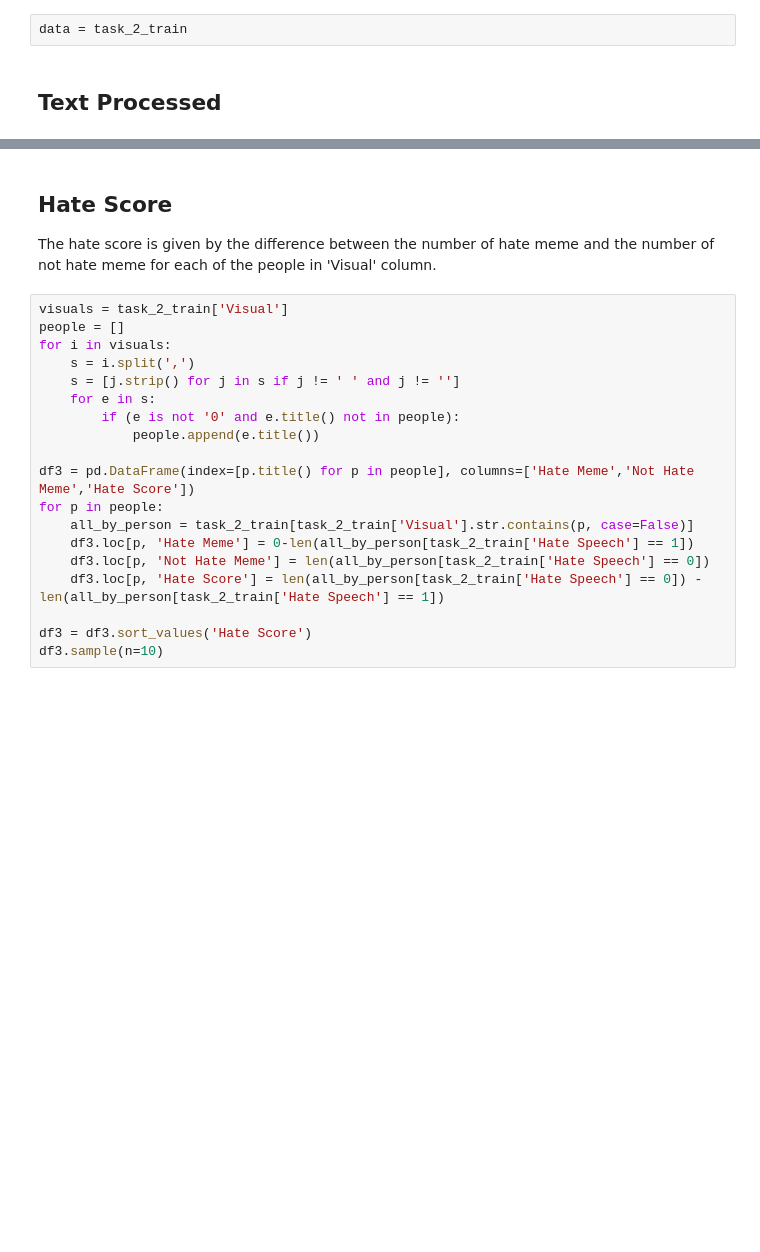
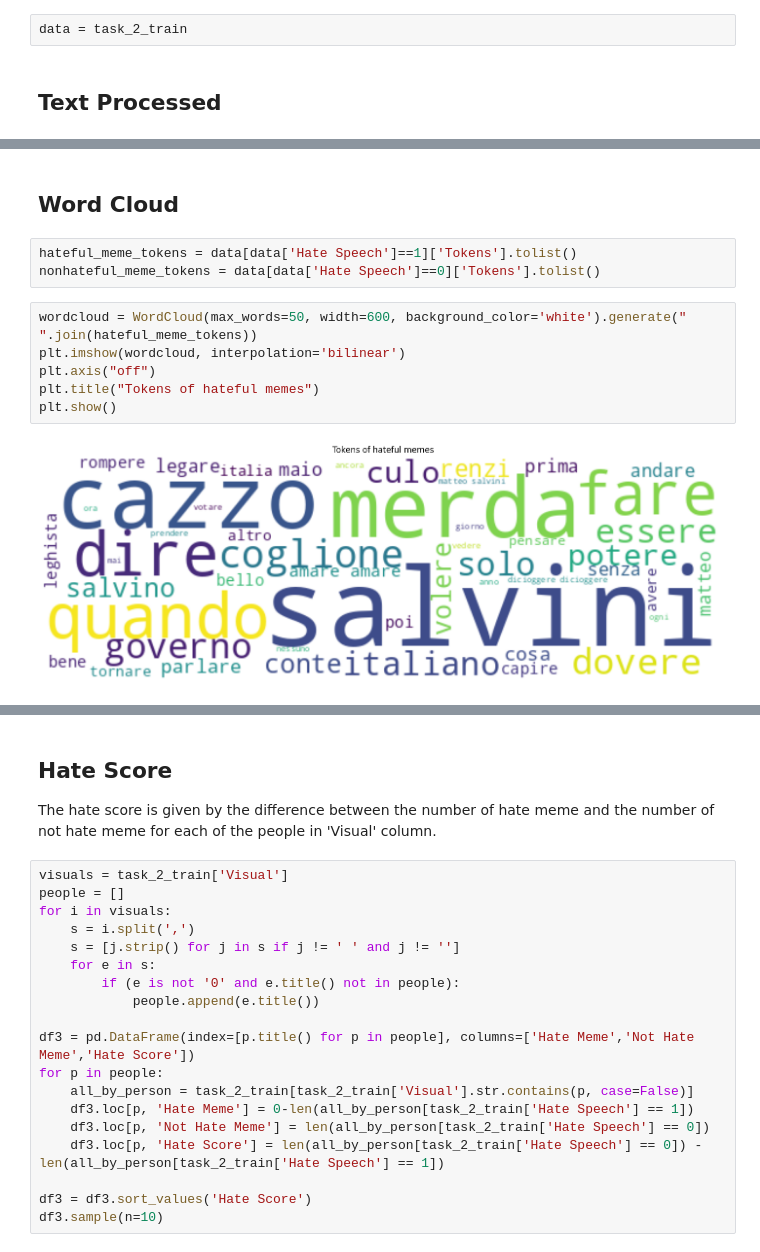
Before and after one commit to simonegramegna/NLP_Dankmeme_classification, a Jupyter notebook: NLP_Dankmemes.ipynb, the cells around one changed output, grey strips where cells are left out. Saved outputs shown, nothing was run; the diff lists cells and outputs as text; blank space fills up the shorter version.

```diff
--- a/NLP_Dankmemes.ipynb
+++ b/NLP_Dankmemes.ipynb
@@ -352,0 +359,13 @@ data.sample(n=10)
+# %% [markdown]
+## **Word Cloud**
+# %%
+hateful_meme_tokens = data[data['Hate Speech']==1]['Tokens'].tolist()
+nonhateful_meme_tokens = data[data['Hate Speech']==0]['Tokens'].tolist()
+# %%
+wordcloud = WordCloud(max_words=50, width=600, background_color='white').generate(" ".join(hateful_meme_tokens))
+plt.imshow(wordcloud, interpolation='bilinear')
+plt.axis("off")
+plt.title("Tokens of hateful memes")
+plt.show()
+# %% [output]
+[figure, added]
```
Also changed, not shown: parts of 32 cells of this notebook.
